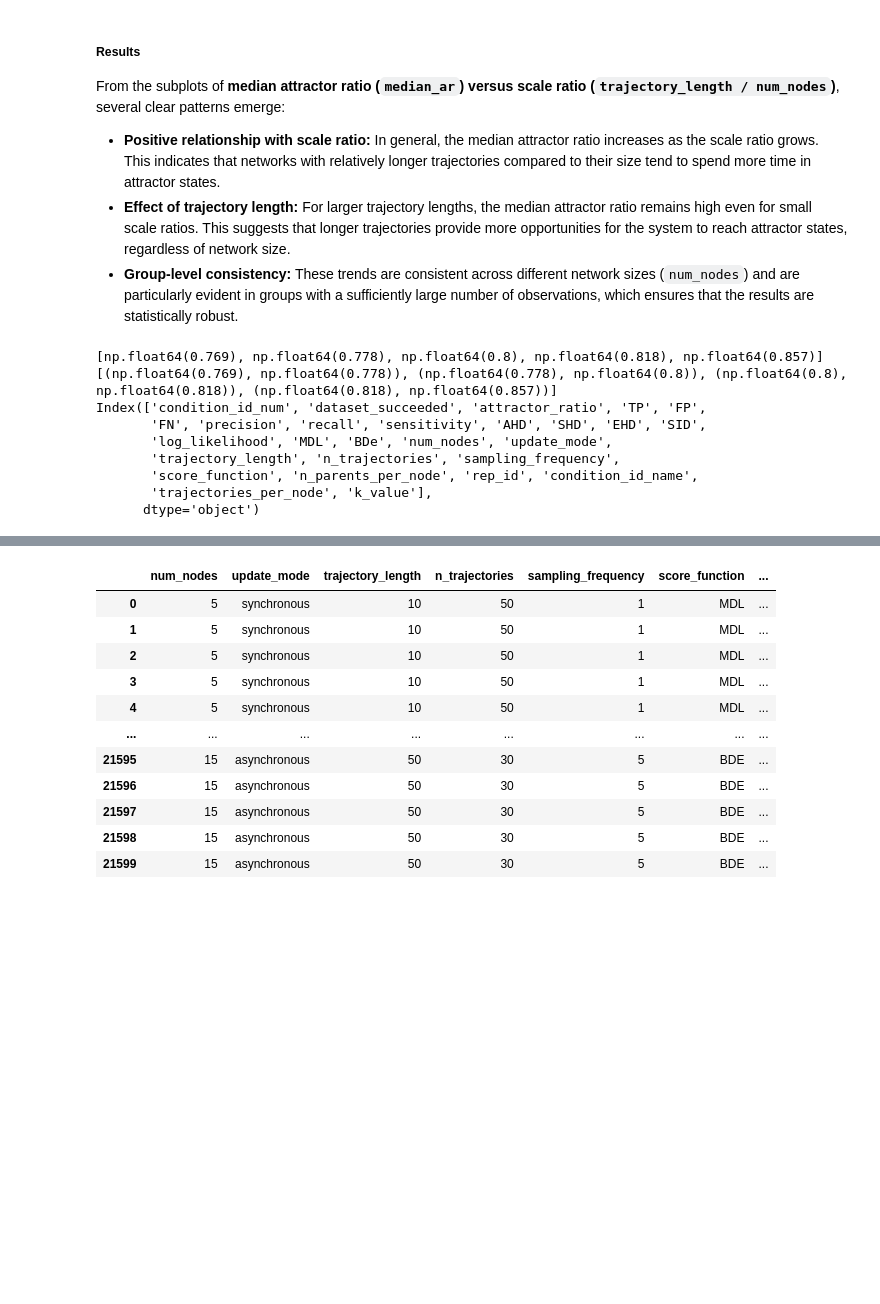
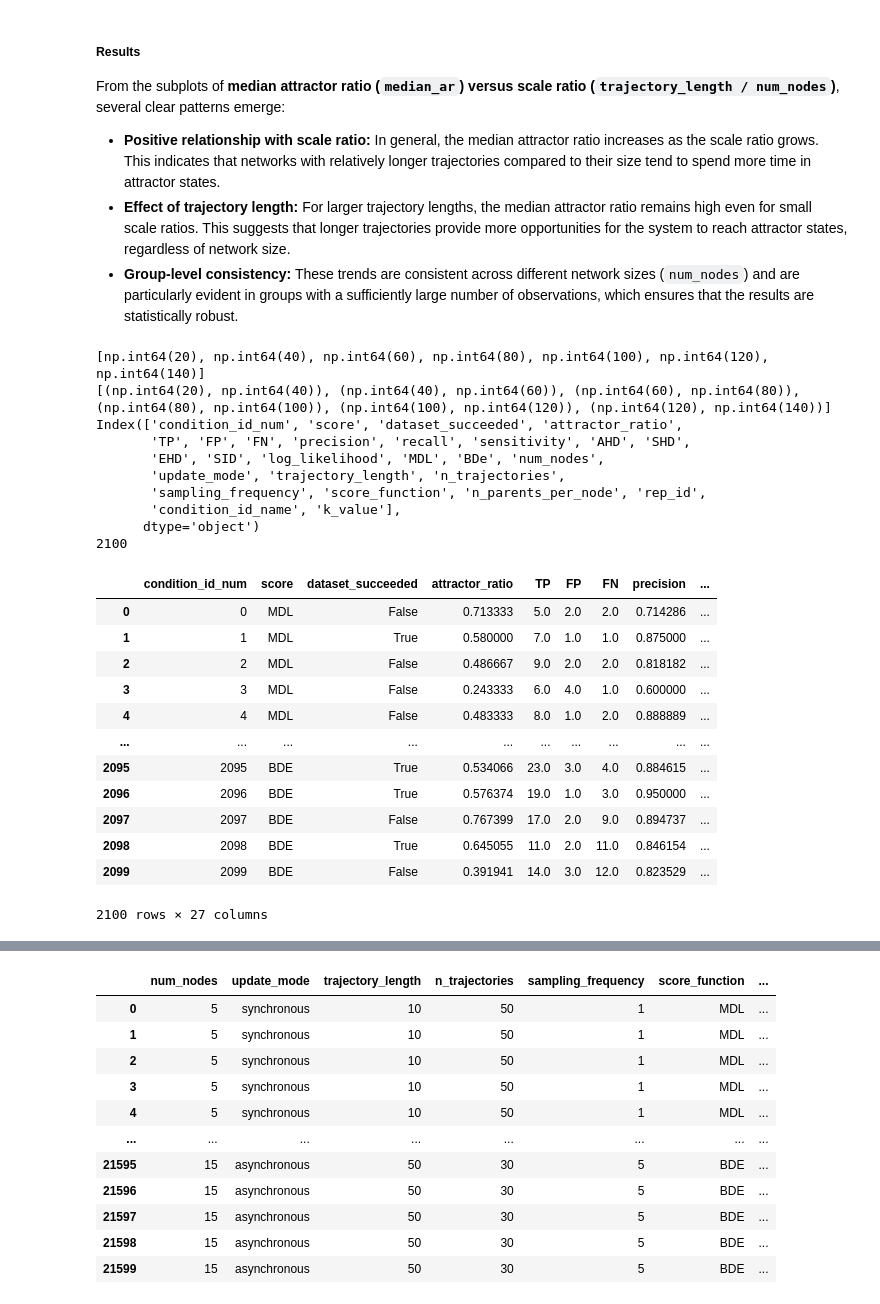
Before and after one commit to maxi7524/SAD2_final_project, a Jupyter notebook: notebooks/report_copy.ipynb, the cells around one changed output, grey strips where cells are left out. Saved outputs shown, nothing was run; the diff lists cells and outputs as text; code cells hidden in the pictures; blank space fills up the shorter version.

```diff
--- a/notebooks/report_copy.ipynb
+++ b/notebooks/report_copy.ipynb
@@ -451,54 +507,37 @@ From the subplots of **median attractor ratio (`median_ar`) versus scale ratio (
 * **Effect of trajectory length:** For larger trajectory lengths, the median attractor ratio remains high even for small scale ratios. This suggests that longer trajectories provide more opportunities for the system to reach attractor states, regardless of network size.
 * **Group-level consistency:** These trends are consistent across different network sizes (`num_nodes`) and are particularly evident in groups with a sufficiently large number of observations, which ensures that the results are statistically robust.
 # %%
-# ---- prepare dfs ----
-dfs_series = dfs.copy()
-dfs_series["scale"] = dfs_series["trajectory_length"] / dfs_series["num_nodes"]
-dfs_series["trajectories_per_node"] = dfs_series["n_trajectories"] / dfs_series["num_nodes"]
 
-# filtering
-# dfs_series = dfs_series[dfs_series["scale"] < 1.5]
-# dfs_series = dfs_series[dfs_series["trajectory_length"] > 1]
+k_vals_s = sorted(dfa['k_value'].dropna().unique())
+print(k_vals_s)
 
-# ---- prepare dfa ----
-dfa_series = dfa.copy()
-dfa_series["scale"] = dfa_series["trajectory_length"] / dfa_series["num_nodes"]
-dfa_series["trajectories_per_node"] = dfa_series["n_trajectories"] / dfa_series["num_nodes"]
-
-# filtering
-# dfa_series = dfa_series[dfa_series["scale"] < 1.5]
-# dfa_series = dfa_series[dfa_series["trajectory_length"] > 1]
-
-dfs['update_mode'] = 'synchronous'
-dfa['update_mode'] = 'asynchronous'
-
-
-
-dfs['k_value'] = dfs['trajectory_length'] / dfs['num_nodes']
-dfa['k_value'] = dfa['trajectory_length'] / dfa['num_nodes']
-
-dfs['k_value'] = dfs['trajectory_length'] / dfs['num_nodes']
-dfa['k_value'] = dfa['trajectory_length'] / dfa['num_nodes']
-
-# sprawdzamy jakie unikalne wartości masz
-dfs['k_value'] = dfs['k_value'].round(3)
-dfa['k_value'] = dfa['k_value'].round(3)
-
-k_vals_s = sorted(dfs['k_value'].dropna().unique())
-print(k_vals_s)
-# [0.769, 0.778, 0.8, 0.818, 0.857]
 
 
 transitions_s = [(k_vals_s[i], k_vals_s[i+1]) for i in range(len(k_vals_s)-1)]
 print(transitions_s)
 print(dfs.columns)
+print(len(dfa))
 # %% [output]
-[np.float64(0.769), np.float64(0.778), np.float64(0.8), np.float64(0.818), np.float64(0.857)]
-[(np.float64(0.769), np.float64(0.778)), (np.float64(0.778), np.float64(0.8)), (np.float64(0.8), np.float64(0.818)), (np.float64(0.818), np.float64(0.857))]
-Index(['condition_id_num', 'dataset_succeeded', 'attractor_ratio', 'TP', 'FP',
-       'FN', 'precision', 'recall', 'sensitivity', 'AHD', 'SHD', 'EHD', 'SID',
-       'log_likelihood', 'MDL', 'BDe', 'num_nodes', 'update_mode',
-       'trajectory_length', 'n_trajectories', 'sampling_frequency',
-       'score_function', 'n_parents_per_node', 'rep_id', 'condition_id_name',
-       'trajectories_per_node', 'k_value'],
+[np.int64(20), np.int64(40), np.int64(60), np.int64(80), np.int64(100), np.int64(120), np.int64(140)]
+[(np.int64(20), np.int64(40)), (np.int64(40), np.int64(60)), (np.int64(60), np.int64(80)), (np.int64(80), np.int64(100)), (np.int64(100), np.int64(120)), (np.int64(120), np.int64(140))]
+Index(['condition_id_num', 'score', 'dataset_succeeded', 'attractor_ratio',
+       'TP', 'FP', 'FN', 'precision', 'recall', 'sensitivity', 'AHD', 'SHD',
+       'EHD', 'SID', 'log_likelihood', 'MDL', 'BDe', 'num_nodes',
+       'update_mode', 'trajectory_length', 'n_trajectories',
+       'sampling_frequency', 'score_function', 'n_parents_per_node', 'rep_id',
+       'condition_id_name', 'k_value'],
       dtype='object')
+2100
+|  | condition_id_num | score | dataset_succeeded | attractor_ratio | TP | FP | FN | precision | ... |
+| 0 | 0 | MDL | False | 0.713333 | 5.0 | 2.0 | 2.0 | 0.714286 | ... |
+| 1 | 1 | MDL | True | 0.580000 | 7.0 | 1.0 | 1.0 | 0.875000 | ... |
+| 2 | 2 | MDL | False | 0.486667 | 9.0 | 2.0 | 2.0 | 0.818182 | ... |
+| 3 | 3 | MDL | False | 0.243333 | 6.0 | 4.0 | 1.0 | 0.600000 | ... |
+| 4 | 4 | MDL | False | 0.483333 | 8.0 | 1.0 | 2.0 | 0.888889 | ... |
+| ... | ... | ... | ... | ... | ... | ... | ... | ... | ... |
+| 2095 | 2095 | BDE | True | 0.534066 | 23.0 | 3.0 | 4.0 | 0.884615 | ... |
+| 2096 | 2096 | BDE | True | 0.576374 | 19.0 | 1.0 | 3.0 | 0.950000 | ... |
+| 2097 | 2097 | BDE | False | 0.767399 | 17.0 | 2.0 | 9.0 | 0.894737 | ... |
+| 2098 | 2098 | BDE | True | 0.645055 | 11.0 | 2.0 | 11.0 | 0.846154 | ... |
+| 2099 | 2099 | BDE | False | 0.391941 | 14.0 | 3.0 | 12.0 | 0.823529 | ... |
+2100 rows × 27 columns
```
Also changed, not shown: parts of 12 cells of this notebook, 3 other files.
